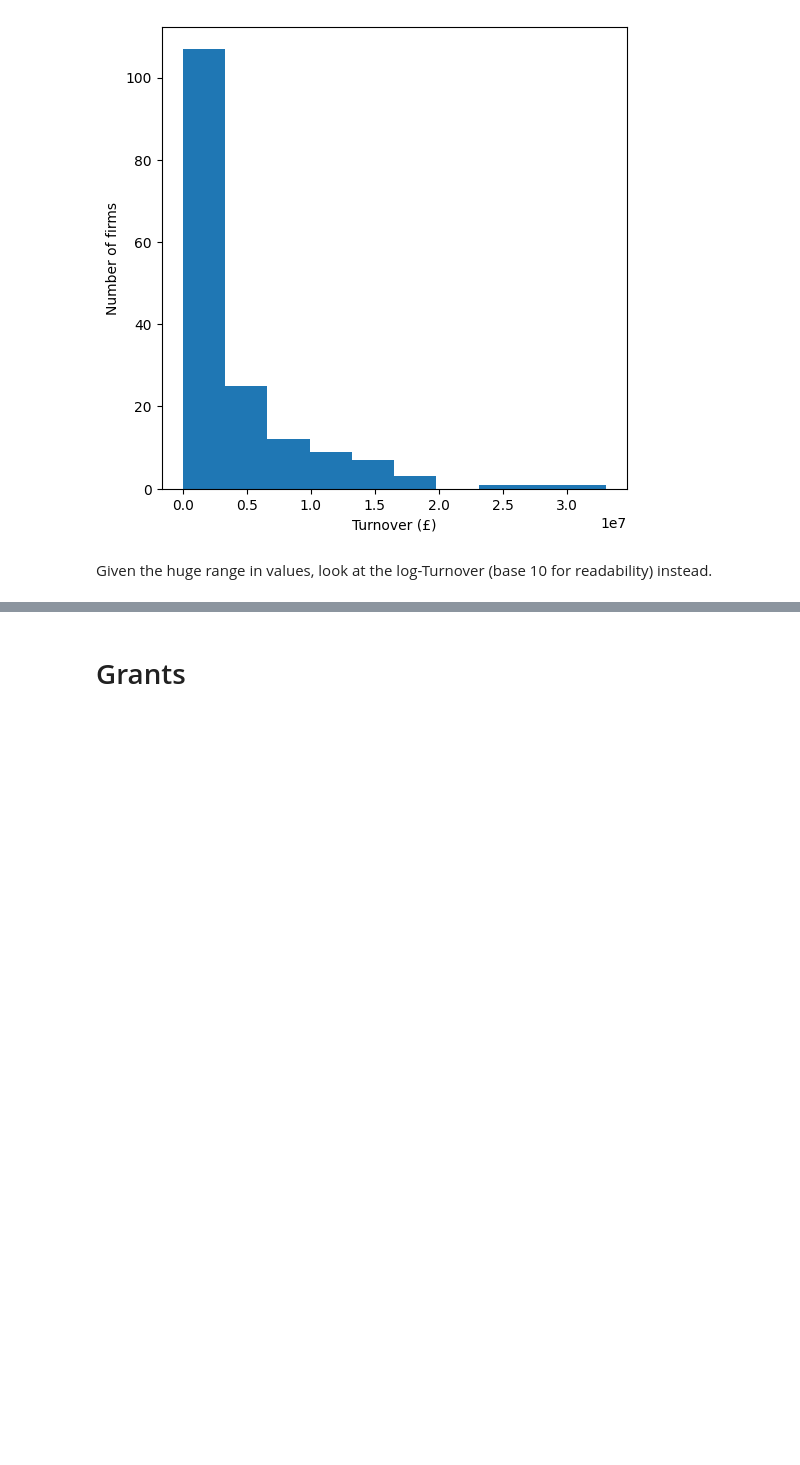
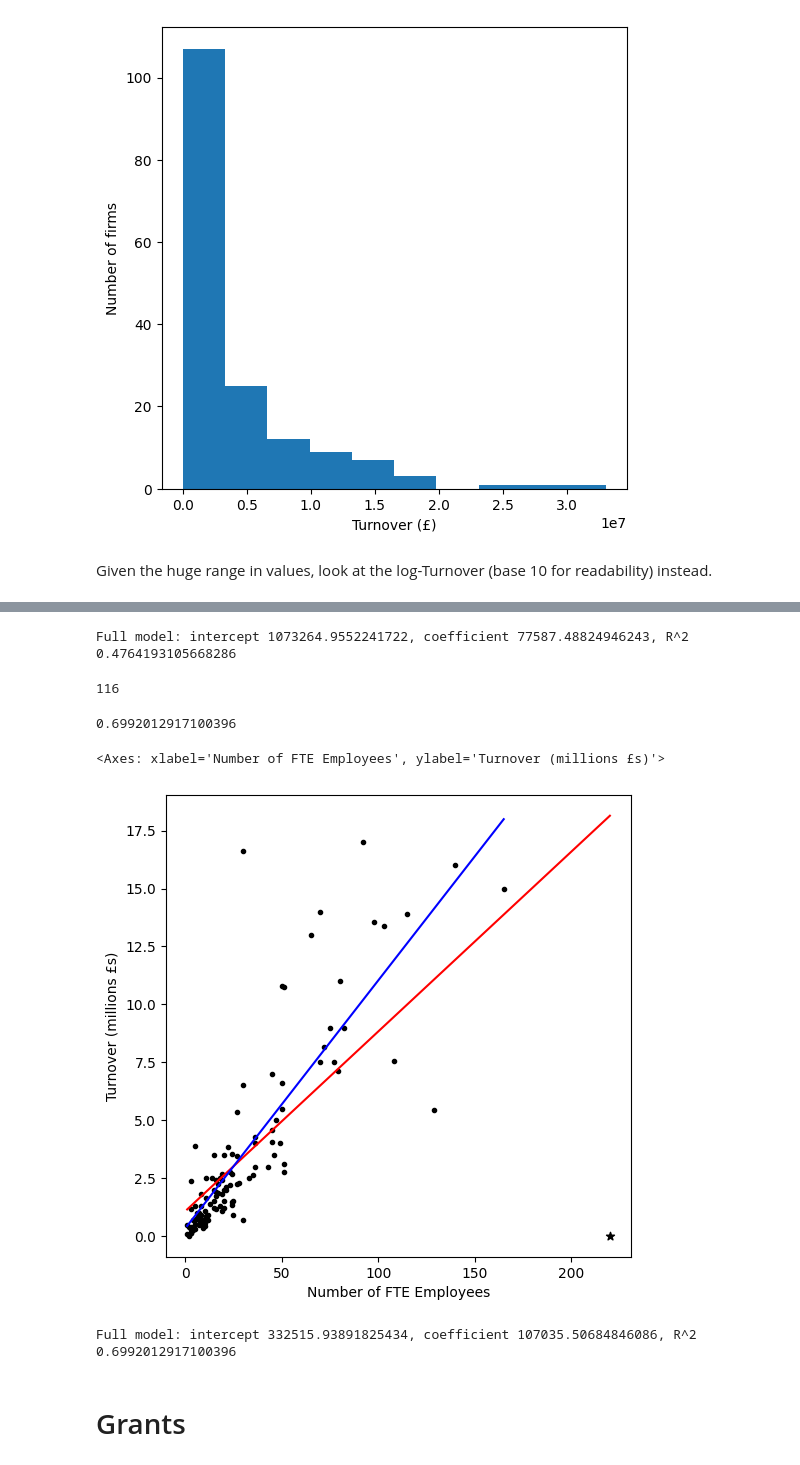
Before and after one commit to roughhawkbit/digi-inno-road-prod, a Jupyter notebook: analysis/2_Distributions_Correlations.ipynb, the cells around one changed output, grey strips where cells are left out. Cells and saved outputs as stored; diff of their text form; code cells hidden in the pictures; blank space fills up the shorter version.

```diff
--- a/analysis/2_Distributions_Correlations.ipynb
+++ b/analysis/2_Distributions_Correlations.ipynb
@@ -258,3 +323,49 @@ ax
+# %%
+print(f"Full model: intercept {intercept}, coefficient {coef}, R^2 {model.score(X,Y)}")
+# %% [output]
+Full model: intercept 1073264.9552241722, coefficient 77587.48824946243, R^2 0.4764193105668286
+# %%
+len(plot_df)
+# %% [output]
+116
+# %%
+mask = plot_df['Number of FTE Employees (calc)'] < 200
+X1 = plot_df[mask]['Number of FTE Employees (calc)'].values.reshape(-1, 1)
+Y1 = plot_df[mask]['Turnover'].values.reshape(-1, 1)
+model1 = LinearRegression()
+model1.fit(X1, Y1)
+model1.score(X1, Y1)
+# %% [output]
+0.6992012917100396
+# %%
+intercept1 = float(model1.intercept_[0])
+coef1 = float(model1.coef_[0][0])
+fig, ax = matplotlib.pyplot.subplots(figsize=(6,6))
+ax.plot(
+    [X.min(), X.max()],
+    [intercept+(X.min()*coef), intercept+(X.max()*coef)],
+    color='red'
+)
+ax.plot(
+    [X1.min(), X1.max()],
+    [intercept1+(X1.min()*coef1), intercept1+(X1.max()*coef1)],
+    color='blue'
+)
+# ax.plot([9.5]*2, [Y.min(), Y.max()], c='grey', zorder=-1)
+# ax.plot([49.5]*2, [Y.min(), Y.max()], c='grey', zorder=-1)
+ax.scatter(X1, Y1, marker='.', c='k')
+ax.scatter(np.setdiff1d(X,X1), np.setdiff1d(Y,Y1), marker='*', c='k')
+ax.set_xlabel('Number of FTE Employees')
+ax.set_ylabel('Turnover (millions £s)')
+ax.set_yticks(np.arange(0, 2e7, 25e5), labels=[str(i) for i in np.arange(0, 20, 2.5)])
+ax
+# %% [output]
+<Axes: xlabel='Number of FTE Employees', ylabel='Turnover (millions £s)'>
+[figure, added]
+# %%
+print(f"Full model: intercept {intercept1}, coefficient {coef1}, R^2 {model1.score(X1,Y1)}")
+# %% [output]
+Full model: intercept 332515.93891825434, coefficient 107035.50684846086, R^2 0.6992012917100396
 # %% [markdown]
 # Grants
 # %%
```
Also changed, not shown: parts of 5 cells of this notebook.
